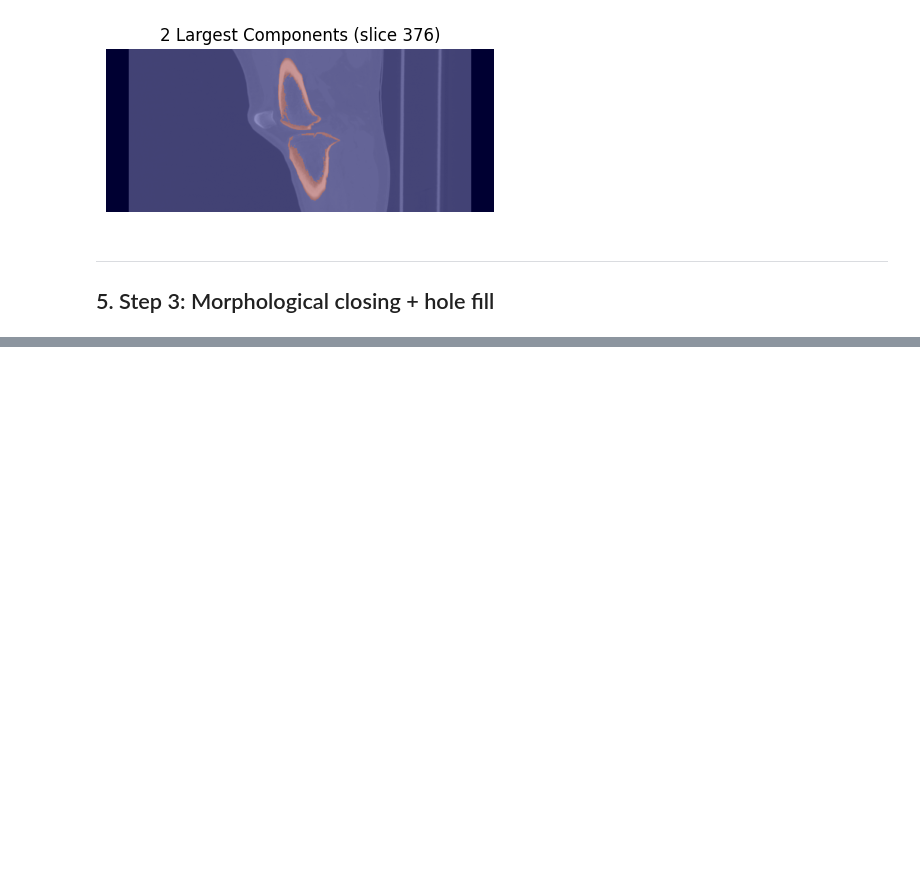
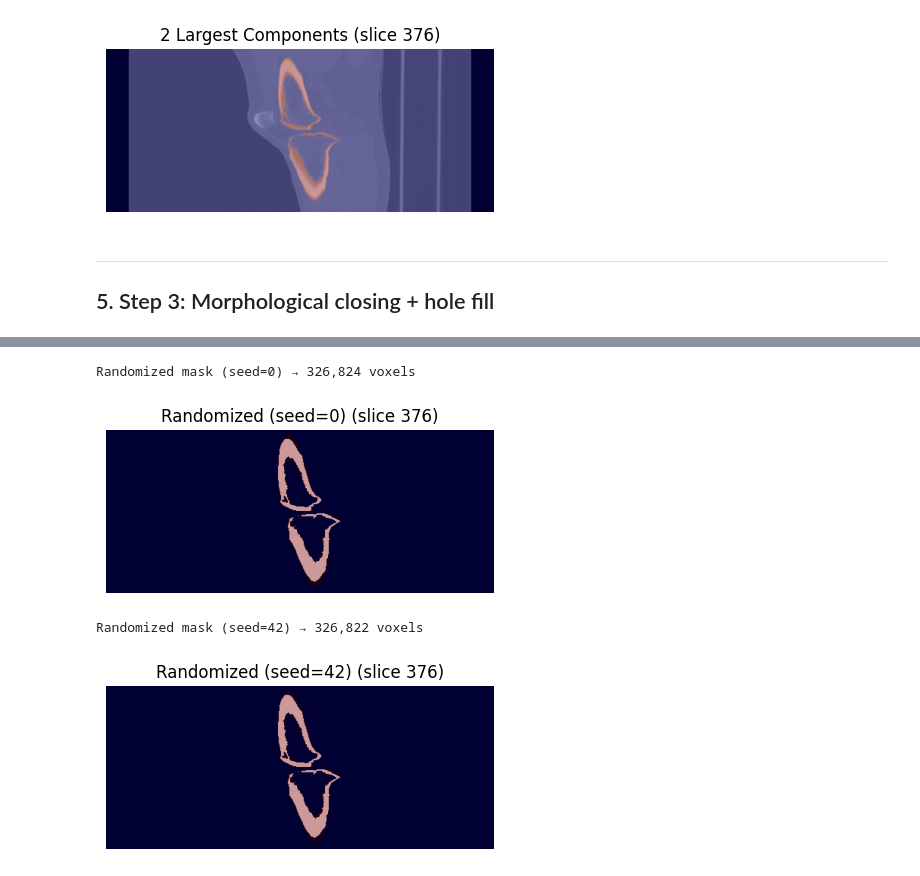
Before and after one commit to Shreejit-gautam/Landmark-Detection, a Jupyter notebook: notebook.ipynb, the cells around one changed output, grey strips where cells are left out. Cells and saved outputs as stored; diff of their text form; code cells hidden in the pictures; blank space fills up the shorter version.

```diff
--- a/notebook.ipynb
+++ b/notebook.ipynb
@@ -139,0 +206,27 @@ show_slice(ct_np, filled_np, 376,     "After Hole‐Fill")
+# %%
+# 4) Randomized Mask Function
+def random_perturbation(orig_bool: np.ndarray, spacing: tuple,
+                        max_mm: float, seed: int) -> np.ndarray:
+    """
+    Given an original mask, randomly include outside voxels up to max_mm away.
+    """
+    rng = np.random.RandomState(seed)
+    # Signed distance: outside positive, inside unused
+    outside_dist = distance_transform_edt(~orig_bool, sampling=spacing)
+    # Draw one random threshold per voxel
+    r = rng.uniform(0, max_mm, size=orig_bool.shape)
+    # Build new mask: keep orig + any outside voxel where dist <= r
+    new_mask = orig_bool.copy()
+    new_mask[(~orig_bool) & (outside_dist <= r)] = True
+    return new_mask
+
+# Generate & visualize
+for seed in SEEDS:
+    rand_np = random_perturbation(orig_np, spacing, RANDOM_MAX_MM, seed)
+    print(f"Randomized mask (seed={seed}) → {rand_np.sum():,} voxels")
+    show_slice(ct_np, rand_np, mid, f"Randomized (seed={seed})")
+# %% [output]
+Randomized mask (seed=0) → 326,824 voxels
+[figure, added]
+Randomized mask (seed=42) → 326,822 voxels
+[figure, added]
```
Also changed, not shown: parts of 6 cells of this notebook.
